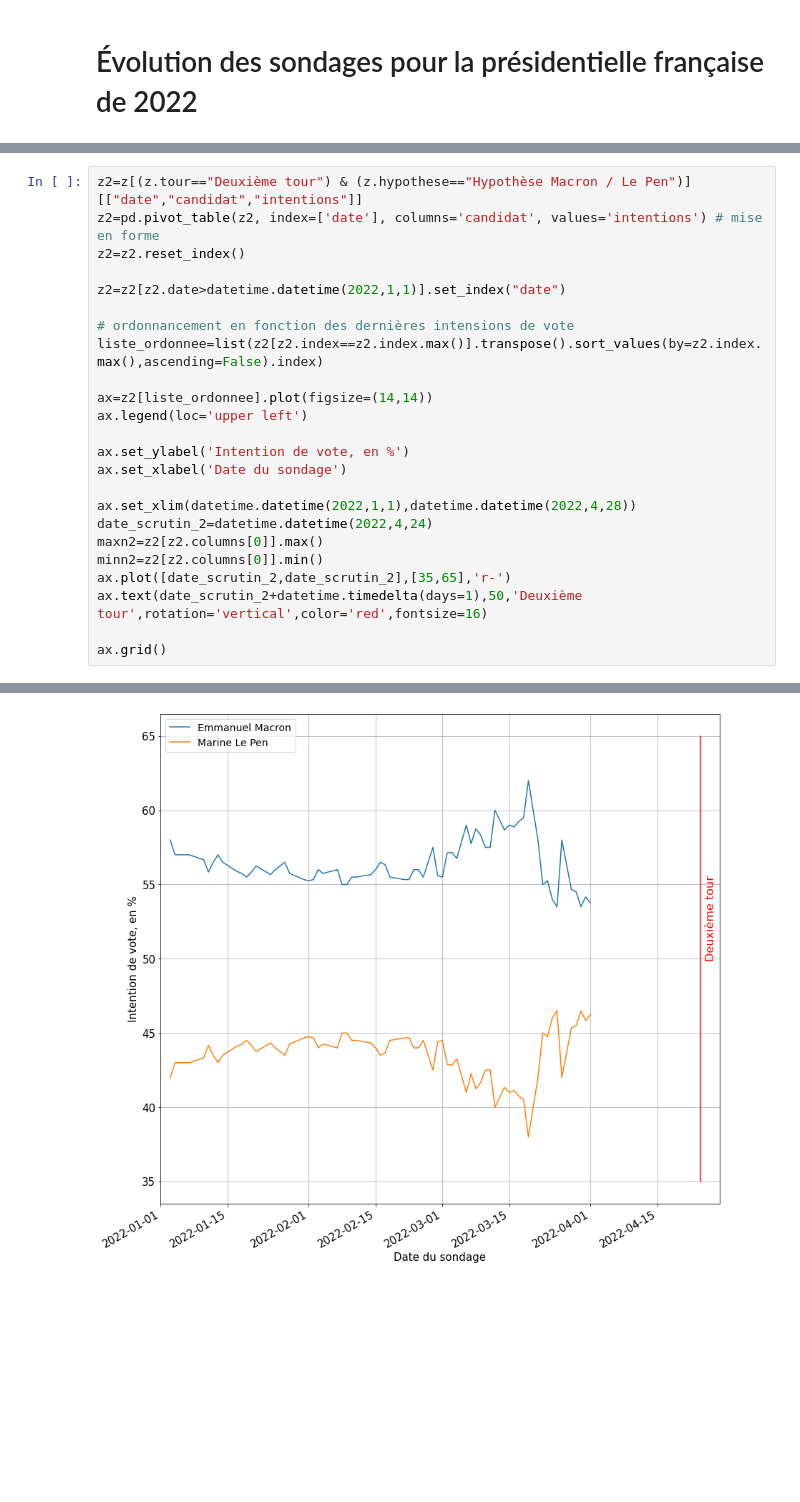
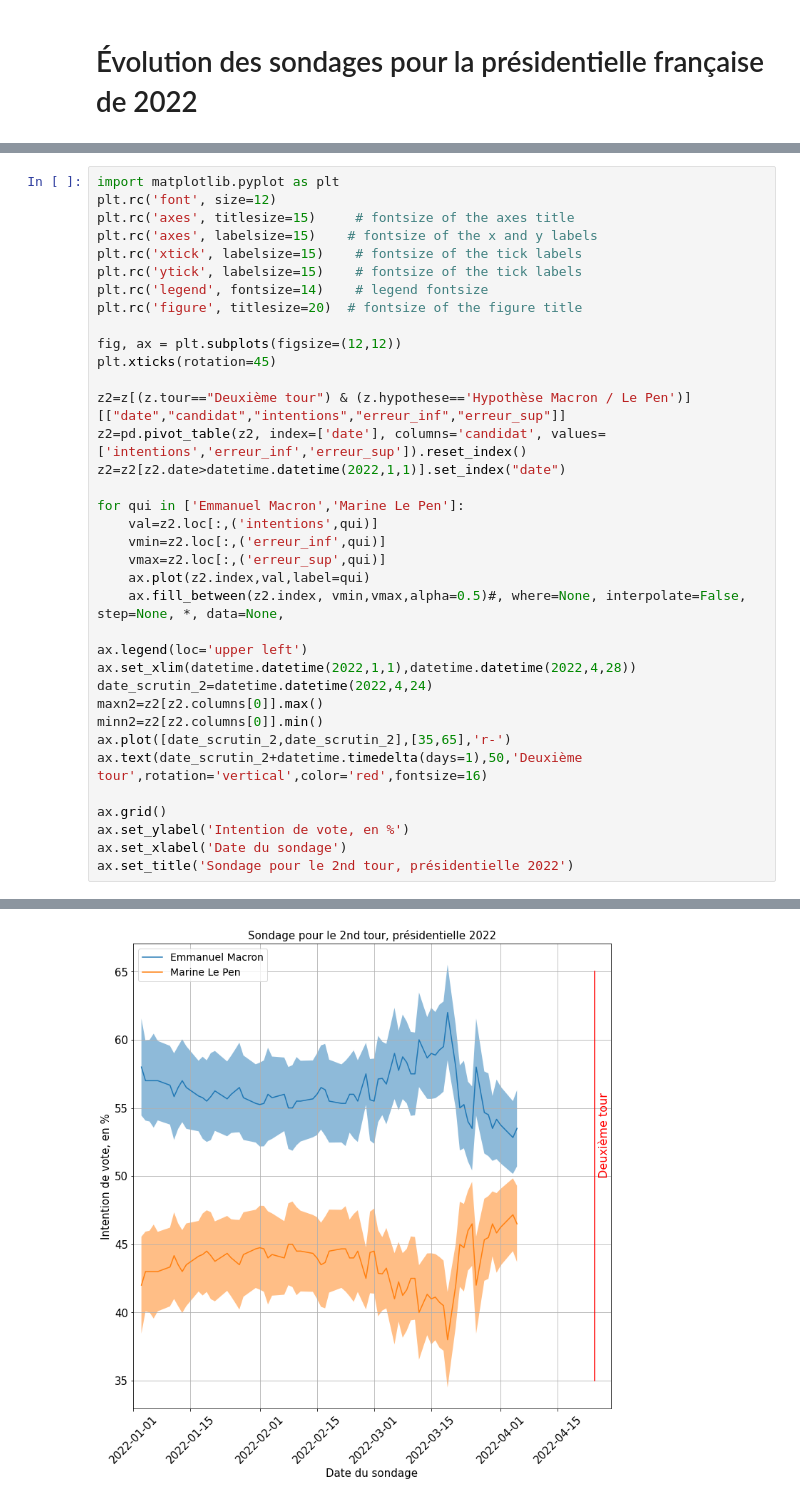
Before and after one commit to tjbtjbtjb/Vrac, a Jupyter notebook: SondagesPresidentielle2022.ipynb, the cells around one changed output, grey strips where cells are left out. Saved outputs shown, nothing was run; the diff lists cells and outputs as text; blank space fills up the shorter version.

```diff
--- a/SondagesPresidentielle2022.ipynb
+++ b/SondagesPresidentielle2022.ipynb
@@ -54,19 +62,28 @@ ax.grid()
 # %%
-z2=z[(z.tour=="Deuxième tour") & (z.hypothese=="Hypothèse Macron / Le Pen")][["date","candidat","intentions"]]
-z2=pd.pivot_table(z2, index=['date'], columns='candidat', values='intentions') # mise en forme
-z2=z2.reset_index()
+import matplotlib.pyplot as plt
+plt.rc('font', size=12)
+plt.rc('axes', titlesize=15)     # fontsize of the axes title
+plt.rc('axes', labelsize=15)    # fontsize of the x and y labels
+plt.rc('xtick', labelsize=15)    # fontsize of the tick labels
+plt.rc('ytick', labelsize=15)    # fontsize of the tick labels
+plt.rc('legend', fontsize=14)    # legend fontsize
+plt.rc('figure', titlesize=20)  # fontsize of the figure title
 
+fig, ax = plt.subplots(figsize=(12,12))
+plt.xticks(rotation=45)
+
+z2=z[(z.tour=="Deuxième tour") & (z.hypothese=='Hypothèse Macron / Le Pen')][["date","candidat","intentions","erreur_inf","erreur_sup"]]
+z2=pd.pivot_table(z2, index=['date'], columns='candidat', values=['intentions','erreur_inf','erreur_sup']).reset_index()
 z2=z2[z2.date>datetime.datetime(2022,1,1)].set_index("date")
 
-# ordonnancement en fonction des dernières intensions de vote
-liste_ordonnee=list(z2[z2.index==z2.index.max()].transpose().sort_values(by=z2.index.max(),ascending=False).index)
+for qui in ['Emmanuel Macron','Marine Le Pen']:
+    val=z2.loc[:,('intentions',qui)]
+    vmin=z2.loc[:,('erreur_inf',qui)]
+    vmax=z2.loc[:,('erreur_sup',qui)]
+    ax.plot(z2.index,val,label=qui)
+    ax.fill_between(z2.index, vmin,vmax,alpha=0.5)#, where=None, interpolate=False, step=None, *, data=None,
 
-ax=z2[liste_ordonnee].plot(figsize=(14,14))
 ax.legend(loc='upper left')
-
-ax.set_ylabel('Intention de vote, en %')
-ax.set_xlabel('Date du sondage')
-
 ax.set_xlim(datetime.datetime(2022,1,1),datetime.datetime(2022,4,28))
 date_scrutin_2=datetime.datetime(2022,4,24)
 maxn2=z2[z2.columns[0]].max()
@@ -75,4 +92,7 @@ ax.plot([date_scrutin_2,date_scrutin_2],[35,65],'r-')
 ax.text(date_scrutin_2+datetime.timedelta(days=1),50,'Deuxième tour',rotation='vertical',color='red',fontsize=16)
 
 ax.grid()
+ax.set_ylabel('Intention de vote, en %')
+ax.set_xlabel('Date du sondage')
+ax.set_title('Sondage pour le 2nd tour, présidentielle 2022')
 # %% [output]
@@ -79 +100 @@ ax.grid()
-[figure, old version]
+[figure, new version]
```
Also changed, not shown: parts of 11 cells of this notebook.
